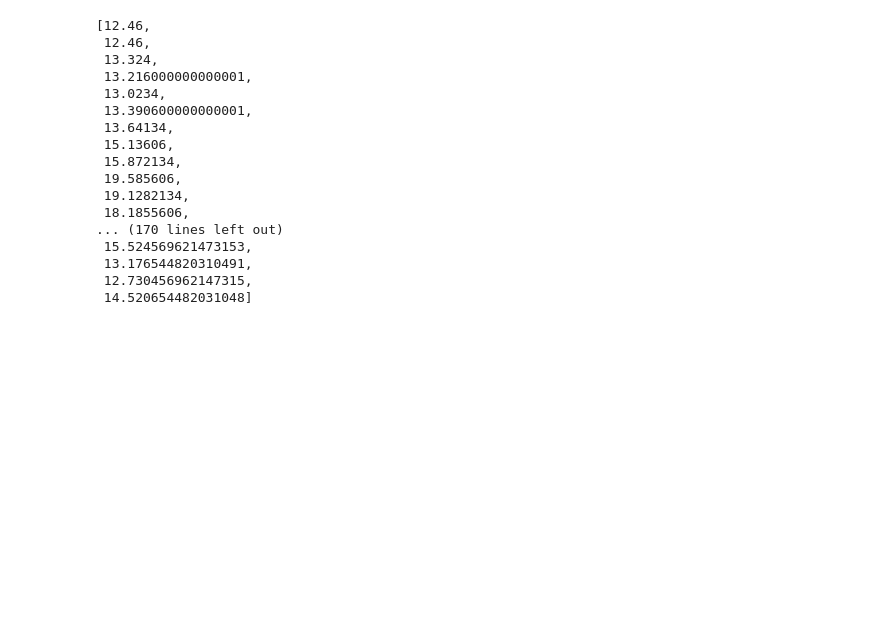
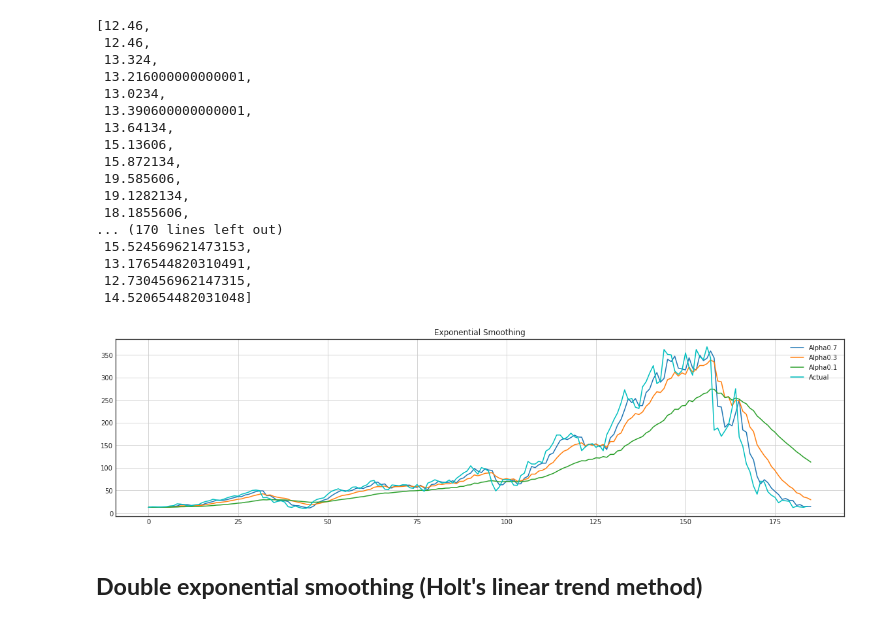
Before and after one commit to Selva-Subramanian/Yes-Bank-Stock-Closing-Price-Prediction, a Jupyter notebook: YES_BANK_STOCK_PRICE_PREDICTION.ipynb, the cells around one changed output. Drawn from its saved outputs; the diff is of its cells as text; code cells hidden in the pictures; blank space fills up the shorter version.

```diff
--- a/YES_BANK_STOCK_PRICE_PREDICTION.ipynb
+++ b/YES_BANK_STOCK_PRICE_PREDICTION.ipynb
@@ -197,3 +285,24 @@ exponential_smoothing(df['Close'], 0.9)
  13.176544820310491,
  12.730456962147315,
  14.520654482031048]
+# %%
+def ema(series, alphas):
+  """
+  series - dataframe colummn with time series
+  alpha - smoothing parameters
+  """
+  with plt.style.context('seaborn-white'):
+    plt.figure(figsize=(20,5))
+    for alpha in alphas:
+      plt.plot(exponential_smoothing(series, alpha), label = "Alpha{}".format(alpha))
+    plt.plot(series.values, "c", label = "Actual")
+    plt.axis('tight')
+    plt.title("Exponential Smoothing")
+    plt.legend(loc="best")
+    plt.grid(True)
+# %%
+ema(df['Close'], [0.7, 0.3, 0.1])
+# %% [output]
+[figure, added]
+# %% [markdown]
+## <b> Double exponential smoothing (Holt's linear trend method)
```
Also changed, not shown: parts of 20 cells of this notebook.
